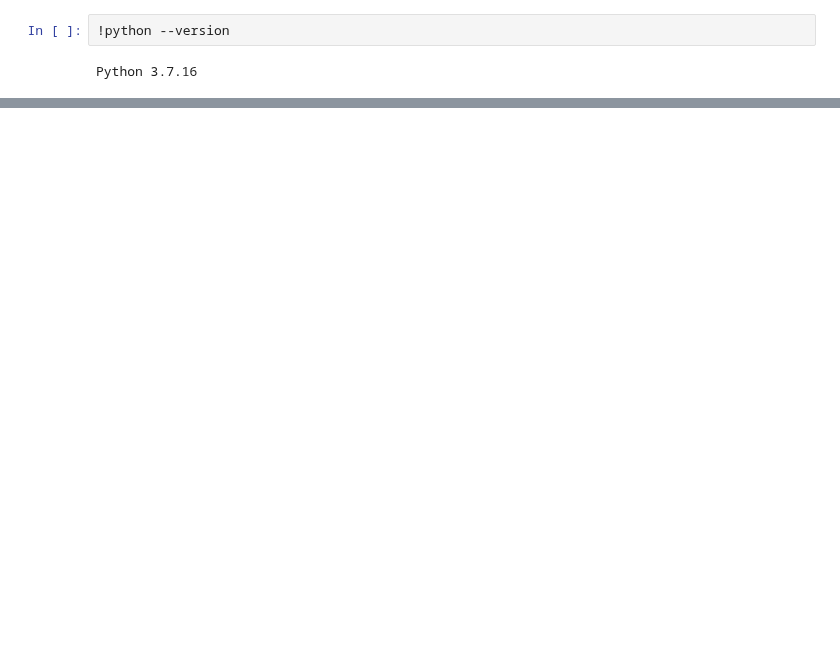
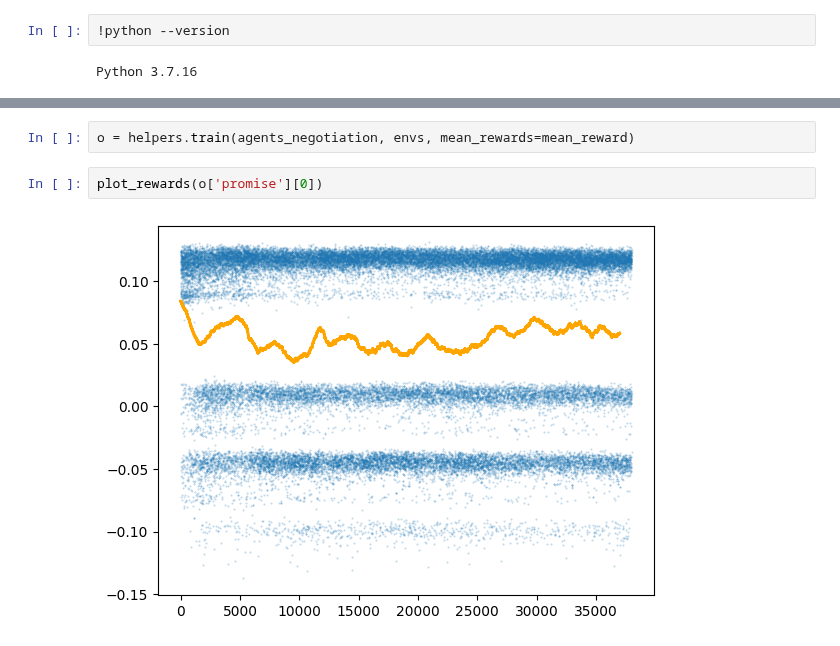
Before and after one commit to i4ata/BScProject, a Jupyter notebook: ppo_negotiation_rec_2/PPO_negotiation_tryouts.ipynb, the cells around one changed output, grey strips where cells are left out. Saved outputs shown, nothing was run; the diff lists cells and outputs as text; blank space fills up the shorter version.

```diff
--- a/ppo_negotiation_rec_2/PPO_negotiation_tryouts.ipynb
+++ b/ppo_negotiation_rec_2/PPO_negotiation_tryouts.ipynb
@@ -187,0 +108,6 @@ for t in range(env0.episode_length):
+# %%
+o = helpers.train(agents_negotiation, envs, mean_rewards=mean_reward)
+# %%
+plot_rewards(o['promise'][0])
+# %% [output]
+[figure, added]
```
Also changed, not shown: parts of 22 cells of this notebook, 8 other files.
